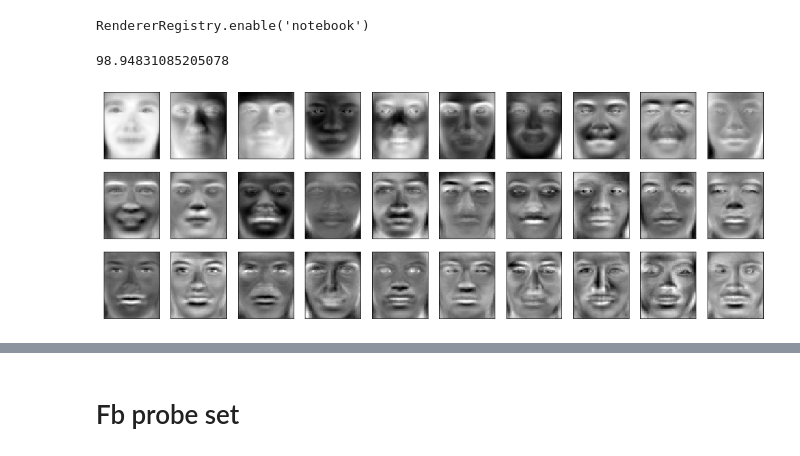
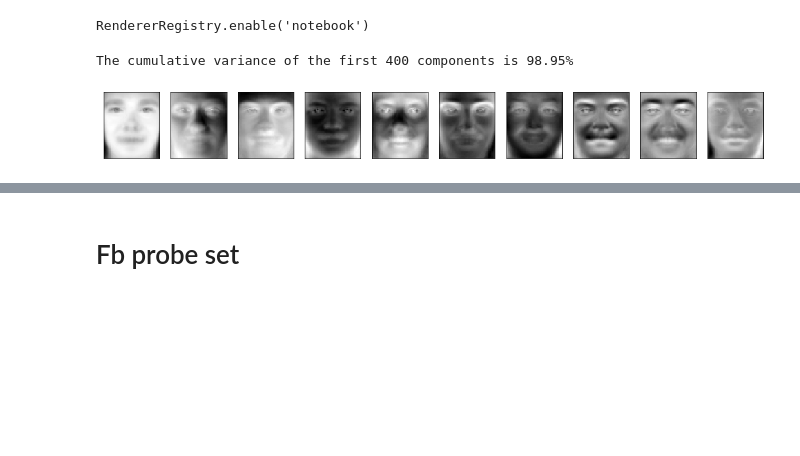
Before and after one commit to mideaconu/face-recognition, a Jupyter notebook: notebook/comparative-FERET-study.ipynb, the cells around one changed output, grey strips where cells are left out. Saved outputs shown, nothing was run; the diff lists cells and outputs as text; code cells hidden in the pictures; blank space fills up the shorter version.

```diff
--- a/notebook/comparative-FERET-study.ipynb
+++ b/notebook/comparative-FERET-study.ipynb
@@ -32,8 +33,8 @@ def read_images(directory_name):
     X = np.reshape(X, (-1, 3000))
     return X, y
 # %%
-X, y = read_images("training_set/cropped")
-Xt = np.transpose(X)
+X, y = read_images("training_set")
+Xt = np.transpose(X) # input data for ICA1
 X = center(X); X = standardize(X)
 Xt = center(Xt); Xt = standardize(Xt)
 # %%
@@ -42,20 +43,20 @@ pcat = dr.PCA(Xt, 400)
 ica1 = dr.ICA(np.dot(Xt, pcat.components), 400)
 ica2 = dr.ICA(np.dot(X, pca.components), 400)
 lda = dr.LDA(np.dot(X, pca.components), y, 400)
-# %%
-pca.explained_variance
-# %% [output]
-98.94831085205078
+# %%
+print("The cumulative variance of the first 400 components is " + str(round(pca.explained_variance, 2)) + "%")
+# %% [output]
+The cumulative variance of the first 400 components is 98.95%
 # %%
 PC = pca.components
 IC1 = np.dot(ica1.components, np.transpose(PC))
 IC2 = np.dot(ica2.components, np.transpose(PC))
 LD = np.dot(lda.components, np.transpose(PC))
 # %%
-PC_ = np.transpose(PC)
-fig, axes = plt.subplots(3, 10, figsize=(17, 6), subplot_kw={"xticks":[], "yticks":[]})
+PC_ = np.transpose(PC) # for vizualization
+fig, axes = plt.subplots(1, 10, figsize=(17, 3), subplot_kw={"xticks":[], "yticks":[]})
 for i, ax in enumerate(axes.flat):
     ax.imshow(PC_[i].reshape(60, 50), cmap="gray")
 # %% [output]
-[figure, old version]
+[figure, new version]
 # %%
```
Also changed, not shown: parts of 45 cells of this notebook.
